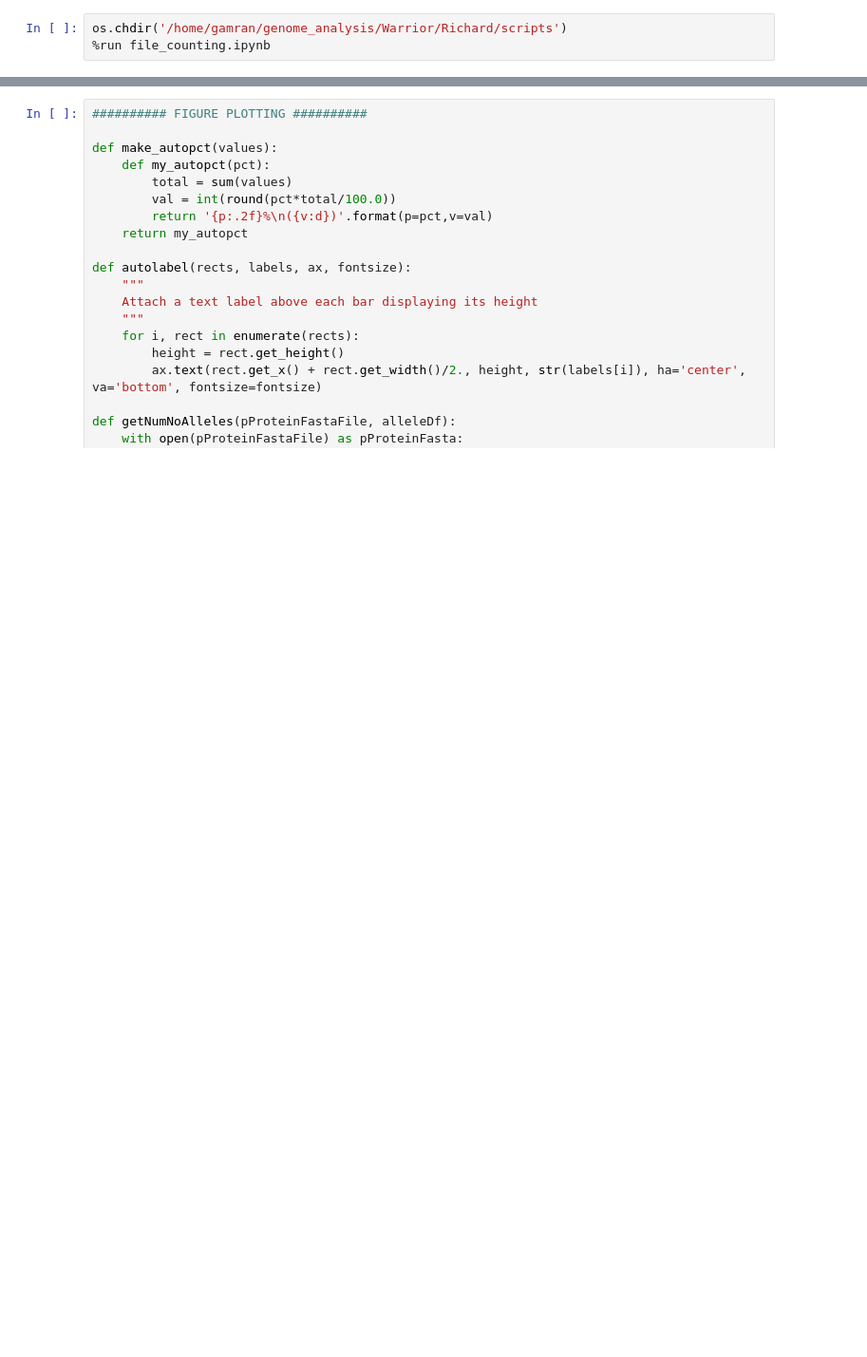
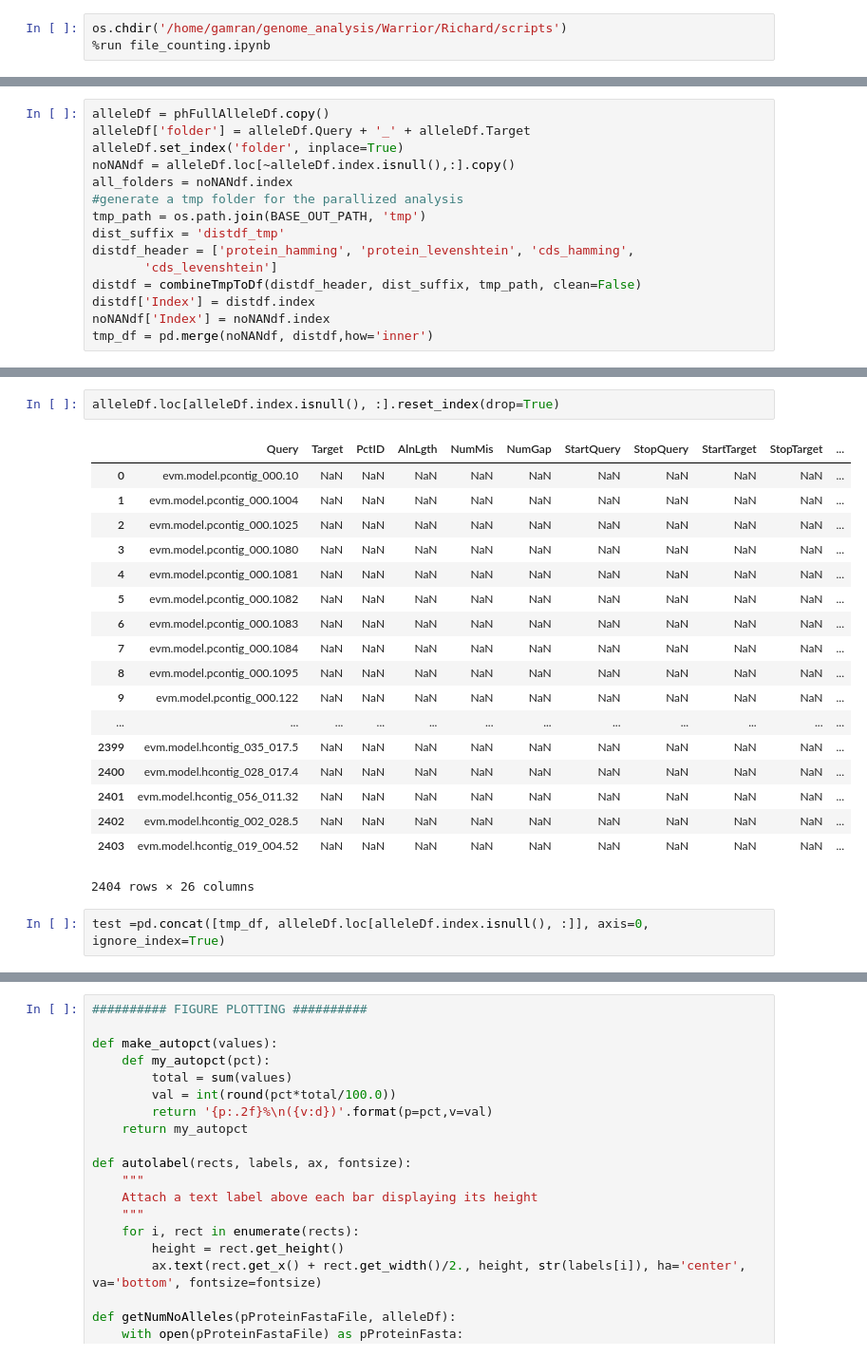
Before and after one commit to Team-Schwessinger/DK_0911-1, a Jupyter notebook: scripts/DK_0911_post_allele_analysis_v02.ipynb, the cells around one changed output, grey strips where cells are left out. Shown at 95% size. Cells and saved outputs as stored; diff of their text form; blank space fills up the shorter version.

```diff
--- a/scripts/DK_0911_post_allele_analysis_v02.ipynb
+++ b/scripts/DK_0911_post_allele_analysis_v02.ipynb
@@ -606,0 +600,15 @@ sum(alleleDf_test.index.isnull()) == sum(alleleDf.index.isnull())
+# %%
+alleleDf = phFullAlleleDf.copy()
+alleleDf['folder'] = alleleDf.Query + '_' + alleleDf.Target
+alleleDf.set_index('folder', inplace=True)
+noNANdf = alleleDf.loc[~alleleDf.index.isnull(),:].copy()
+all_folders = noNANdf.index
+#generate a tmp folder for the parallized analysis
+tmp_path = os.path.join(BASE_OUT_PATH, 'tmp')
+dist_suffix = 'distdf_tmp'
+distdf_header = ['protein_hamming', 'protein_levenshtein', 'cds_hamming',
+       'cds_levenshtein']
+distdf = combineTmpToDf(distdf_header, dist_suffix, tmp_path, clean=False)
+distdf['Index'] = distdf.index
+noNANdf['Index'] = noNANdf.index
+tmp_df = pd.merge(noNANdf, distdf,how='inner')
@@ -606,0 +646,23 @@ sum(alleleDf_test.index.isnull()) == sum(alleleDf.index.isnull())
+# %%
+alleleDf.loc[alleleDf.index.isnull(), :].reset_index(drop=True)
+# %% [output]
+|  | Query | Target | PctID | AlnLgth | NumMis | NumGap | StartQuery | StopQuery | StartTarget | StopTarget | ... |
+| 0 | evm.model.pcontig_000.10 | NaN | NaN | NaN | NaN | NaN | NaN | NaN | NaN | NaN | ... |
+| 1 | evm.model.pcontig_000.1004 | NaN | NaN | NaN | NaN | NaN | NaN | NaN | NaN | NaN | ... |
+| 2 | evm.model.pcontig_000.1025 | NaN | NaN | NaN | NaN | NaN | NaN | NaN | NaN | NaN | ... |
+| 3 | evm.model.pcontig_000.1080 | NaN | NaN | NaN | NaN | NaN | NaN | NaN | NaN | NaN | ... |
+| 4 | evm.model.pcontig_000.1081 | NaN | NaN | NaN | NaN | NaN | NaN | NaN | NaN | NaN | ... |
+| 5 | evm.model.pcontig_000.1082 | NaN | NaN | NaN | NaN | NaN | NaN | NaN | NaN | NaN | ... |
+| 6 | evm.model.pcontig_000.1083 | NaN | NaN | NaN | NaN | NaN | NaN | NaN | NaN | NaN | ... |
+| 7 | evm.model.pcontig_000.1084 | NaN | NaN | NaN | NaN | NaN | NaN | NaN | NaN | NaN | ... |
+| 8 | evm.model.pcontig_000.1095 | NaN | NaN | NaN | NaN | NaN | NaN | NaN | NaN | NaN | ... |
+| 9 | evm.model.pcontig_000.122 | NaN | NaN | NaN | NaN | NaN | NaN | NaN | NaN | NaN | ... |
+| ... | ... | ... | ... | ... | ... | ... | ... | ... | ... | ... | ... |
+| 2399 | evm.model.hcontig_035_017.5 | NaN | NaN | NaN | NaN | NaN | NaN | NaN | NaN | NaN | ... |
+| 2400 | evm.model.hcontig_028_017.4 | NaN | NaN | NaN | NaN | NaN | NaN | NaN | NaN | NaN | ... |
+| 2401 | evm.model.hcontig_056_011.32 | NaN | NaN | NaN | NaN | NaN | NaN | NaN | NaN | NaN | ... |
+| 2402 | evm.model.hcontig_002_028.5 | NaN | NaN | NaN | NaN | NaN | NaN | NaN | NaN | NaN | ... |
+| 2403 | evm.model.hcontig_019_004.52 | NaN | NaN | NaN | NaN | NaN | NaN | NaN | NaN | NaN | ... |
+2404 rows × 26 columns
+# %%
+test =pd.concat([tmp_df, alleleDf.loc[alleleDf.index.isnull(), :]], axis=0, ignore_index=True)
```
Also changed, not shown: parts of 25 cells of this notebook.
